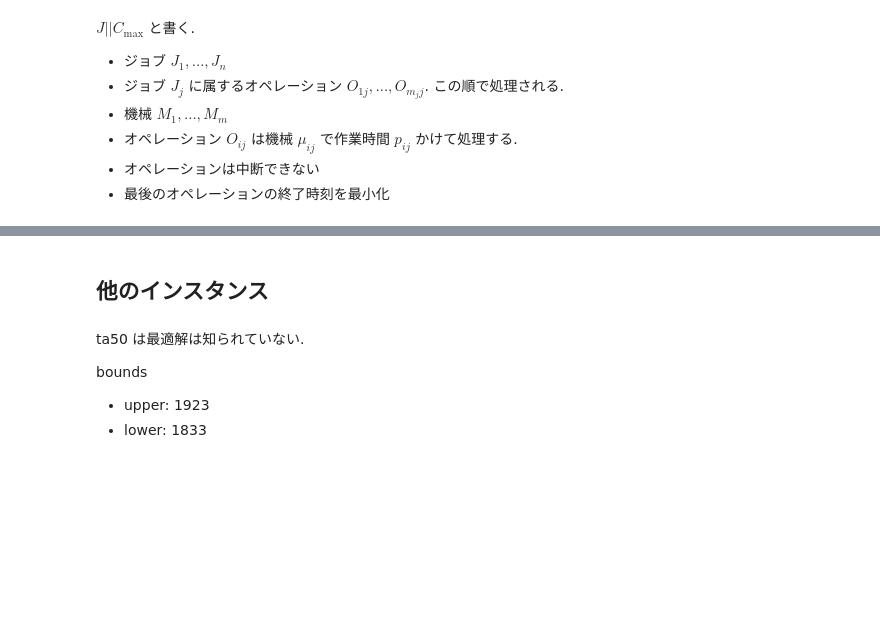
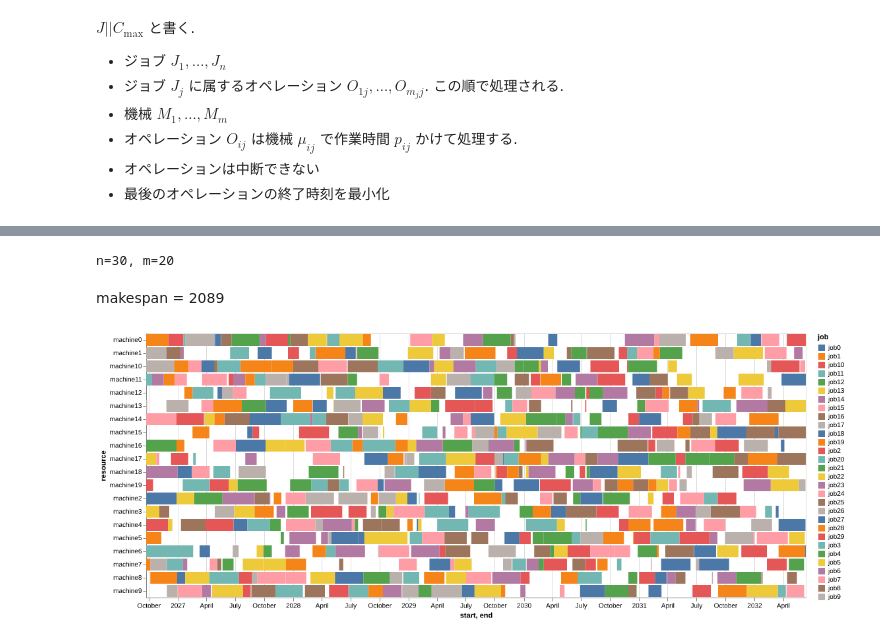
Before and after one commit to espeon011/opt100, a Jupyter notebook: notebooks/78_jssp/__marimo__/jobshop.ipynb, the cells around one changed output, grey strips where cells are left out. Cells and saved outputs as stored; diff of their text form; code cells hidden in the pictures; blank space fills up the shorter version.

```diff
--- a/notebooks/78_jssp/__marimo__/jobshop.ipynb
+++ b/notebooks/78_jssp/__marimo__/jobshop.ipynb
@@ -382,12 +380,17 @@ plot_plotly(model2_amplify.to_df())
-# %% [markdown]
-## 他のインスタンス
-# %% [markdown]
-ta50 は最適解は知られていない.
-
-bounds
-
-- upper: 1923
-- lower: 1833
+# %%
+fname3 = os.path.join(instance_dir, "ta50")
+jobs3 = Job.from_file(fname3)
+# %% [output]
+n=30, m=20
+# %%
+model3_amplify = ModelAmplifySe(jobs3)
+model3_amplify.solve(timeout=10)
+
+mo.md(f"makespan = {model3_amplify.get_makespan()}")
+# %% [output]
+makespan = 2089
 # %%
-instance_dir = os.path.join(parent, "jsplib/instances")
+plot_altair(model3_amplify.to_df())
+# %% [output]
+[figure, added]
 # %%
```
Also changed, not shown: parts of 67 cells of this notebook, 9 other files.
